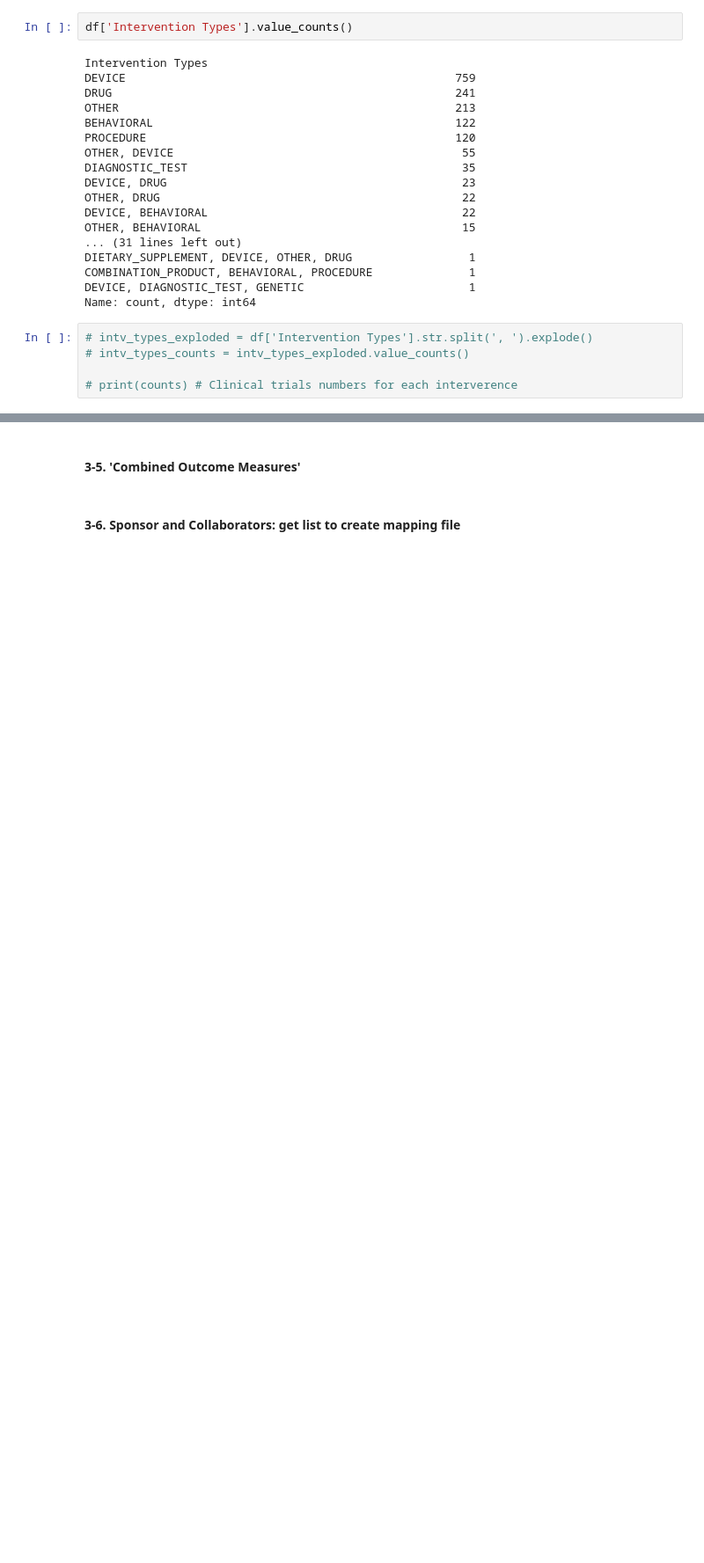
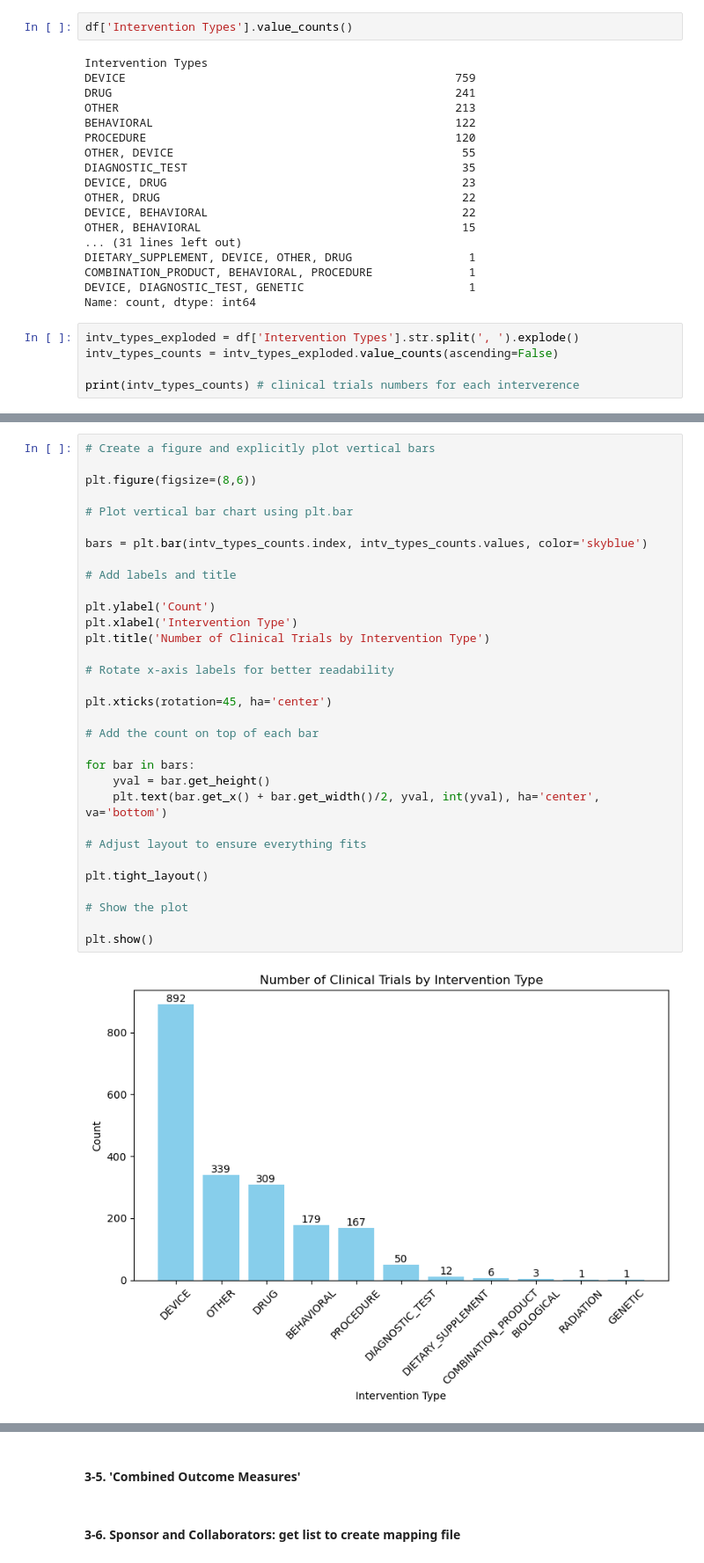
Before and after one commit to elliahsieh/strategic-partner-identification, a Jupyter notebook: notebooks/02-exploratory-analysis.ipynb, the cells around one changed output, grey strips where cells are left out. Shown at 88% size. Drawn from its saved outputs; the diff is of its cells as text; blank space fills up the shorter version.

Commit message:
Adjust incorrect entry - intervention types

```diff
--- a/notebooks/02-exploratory-analysis.ipynb
+++ b/notebooks/02-exploratory-analysis.ipynb
@@ -186,7 +186,7 @@ COMBINATION_PRODUCT, BEHAVIORAL, PROCEDURE              1
 DEVICE, DIAGNOSTIC_TEST, GENETIC                        1
 Name: count, dtype: int64
 # %%
-# intv_types_exploded = df['Intervention Types'].str.split(', ').explode()
-# intv_types_counts = intv_types_exploded.value_counts()
+intv_types_exploded = df['Intervention Types'].str.split(', ').explode()
+intv_types_counts = intv_types_exploded.value_counts(ascending=False)
 
-# print(counts) # Clinical trials numbers for each interverence
+print(intv_types_counts) # clinical trials numbers for each interverence
@@ -192,0 +207,34 @@ Name: count, dtype: int64
+# %%
+# Create a figure and explicitly plot vertical bars
+
+plt.figure(figsize=(8,6))
+
+# Plot vertical bar chart using plt.bar
+
+bars = plt.bar(intv_types_counts.index, intv_types_counts.values, color='skyblue')
+
+# Add labels and title
+
+plt.ylabel('Count')
+plt.xlabel('Intervention Type')
+plt.title('Number of Clinical Trials by Intervention Type')
+
+# Rotate x-axis labels for better readability
+
+plt.xticks(rotation=45, ha='center')
+
+# Add the count on top of each bar
+
+for bar in bars:
+    yval = bar.get_height()
+    plt.text(bar.get_x() + bar.get_width()/2, yval, int(yval), ha='center', va='bottom')
+
+# Adjust layout to ensure everything fits
+
+plt.tight_layout()
+
+# Show the plot
+
+plt.show()
+# %% [output]
+[figure, added]
```
Also changed, not shown: parts of 4 cells of this notebook, 1 other file.
